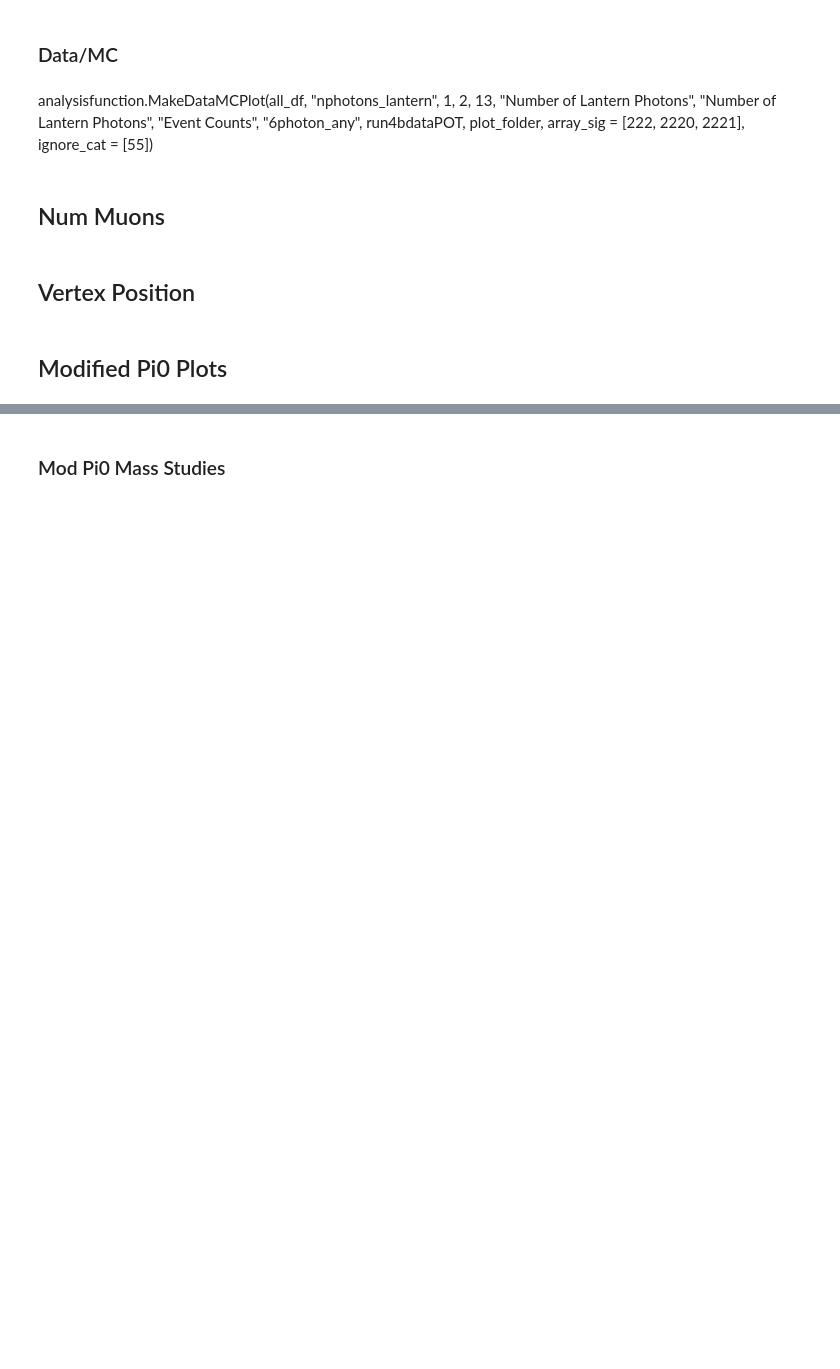
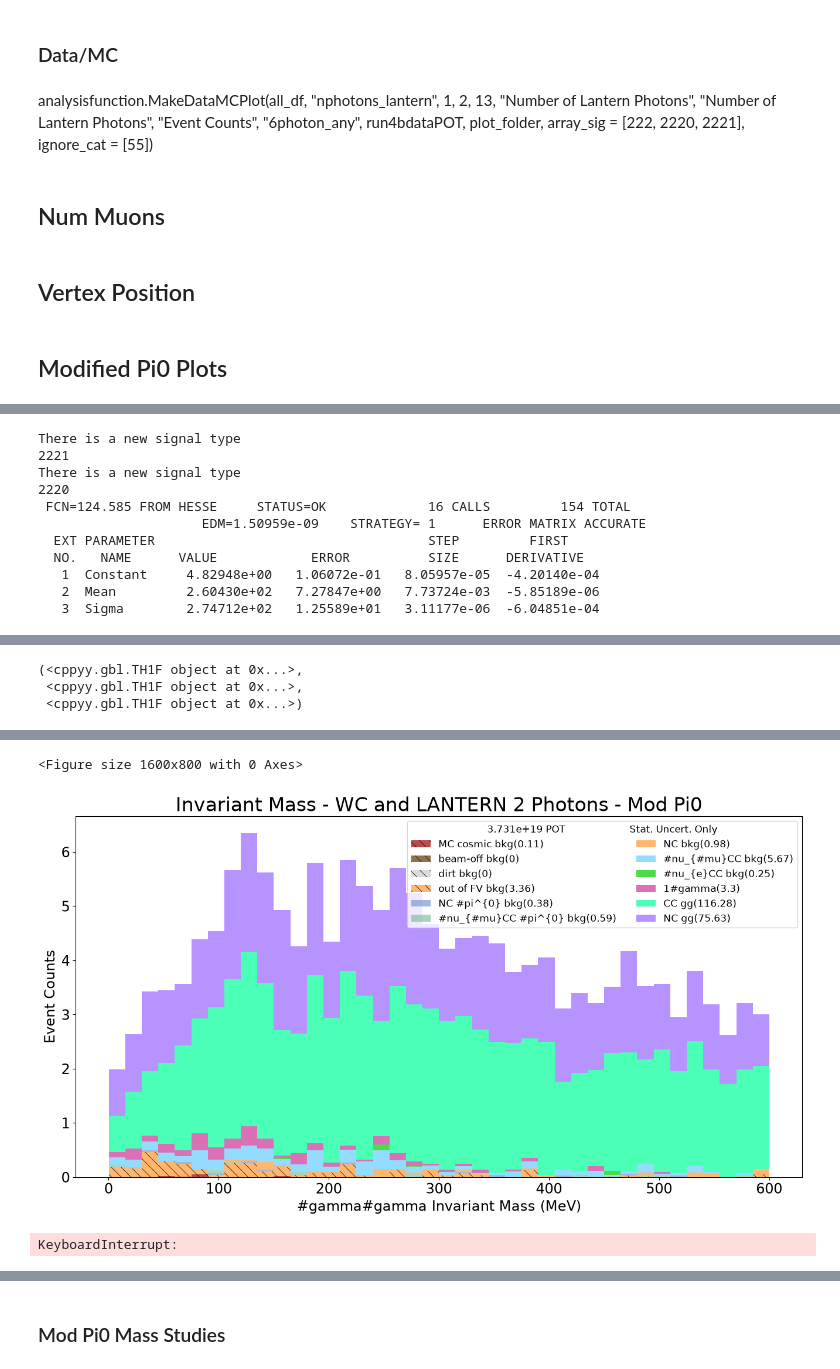
Before and after one commit to eyandel/bump, a Jupyter notebook: notebooks/selection.ipynb, the cells around one changed output, grey strips where cells are left out. Drawn from its saved outputs; the diff is of its cells as text; code cells hidden in the pictures; blank space fills up the shorter version.

```diff
--- a/notebooks/selection.ipynb
+++ b/notebooks/selection.ipynb
@@ -3097,0 +2993,3 @@ Info in <TCanvas::Print>: png file /exp/uboone/app/users/eyandel/bump/bump/plots
+# %%
+analysisfunction.MakeMCPlot(all_df_in_bdt_modpi0, "photon_inv_mass",15, 0.1, 600.1, "Invariant Mass - WC and LANTERN 2 Photons - Mod Pi0", "#gamma#gamma Invariant Mass (MeV)", "Event Counts", "2photon_wclantern", run4bdataPOT, plot_folder, array_sig = [222, 2220, 2221, 55], gausfit = True)
+# %% [output]
@@ -3097,0 +2997,11 @@ Info in <TCanvas::Print>: png file /exp/uboone/app/users/eyandel/bump/bump/plots
+There is a new signal type
+2221
+There is a new signal type
+2220
+ FCN=124.585 FROM HESSE     STATUS=OK             16 CALLS         154 TOTAL
+                     EDM=1.50959e-09    STRATEGY= 1      ERROR MATRIX ACCURATE
+  EXT PARAMETER                                   STEP         FIRST
+  NO.   NAME      VALUE            ERROR          SIZE      DERIVATIVE
+   1  Constant     4.82948e+00   1.06072e-01   8.05957e-05  -4.20140e-04
+   2  Mean         2.60430e+02   7.27847e+00   7.73724e-03  -5.85189e-06
+   3  Sigma        2.74712e+02   1.25589e+01   3.11177e-06  -6.04851e-04
@@ -3097,0 +3010,3 @@ Info in <TCanvas::Print>: png file /exp/uboone/app/users/eyandel/bump/bump/plots
+(<cppyy.gbl.TH1F object at 0x...>,
+ <cppyy.gbl.TH1F object at 0x...>,
+ <cppyy.gbl.TH1F object at 0x...>)
@@ -3098,3 +3014,9 @@ Info in <TCanvas::Print>: png file /exp/uboone/app/users/eyandel/bump/bump/plots
+<Figure size 1600x800 with 0 Axes>
+[figure, added]
+# %%
+analysisfunction.Make2DPlot(all_df_in_bdt_modpi0, "truepi0_invmass", "photon_inv_mass", 15, 0.1, 600.1, 15, 0.1, 600.1, "True vs Reconstructed Invariant Mass - WC and LANTERN 2 Photons - Mod Pi0", "#gamma#gamma True Invariant Mass (MeV)", "#gamma#gamma Reconstructed Invariant Mass (MeV)", [0,1,2,3,4,5,6,7,8,9,10,11,111,222,2221,2220], "2photon_wclantern", run4bdataPOT, plot_folder)
+# %% [output]
+KeyboardInterrupt:
 # %%
 analysisfunction.MakeMCPlot(all_df_in_bdt_modpi0, "photon_inv_mass_wc",15, 0.1, 600.1, "WC Invariant Mass - No Selection - Mod Pi0", "#gamma#gamma Invariant Mass (MeV)", "Event Counts", "all", run4bdataPOT, plot_folder, array_sig = [222, 2220, 2221, 55], gausfit = True)
 # %% [output]
```
Also changed, not shown: parts of 34 cells of this notebook, 1 other file.
